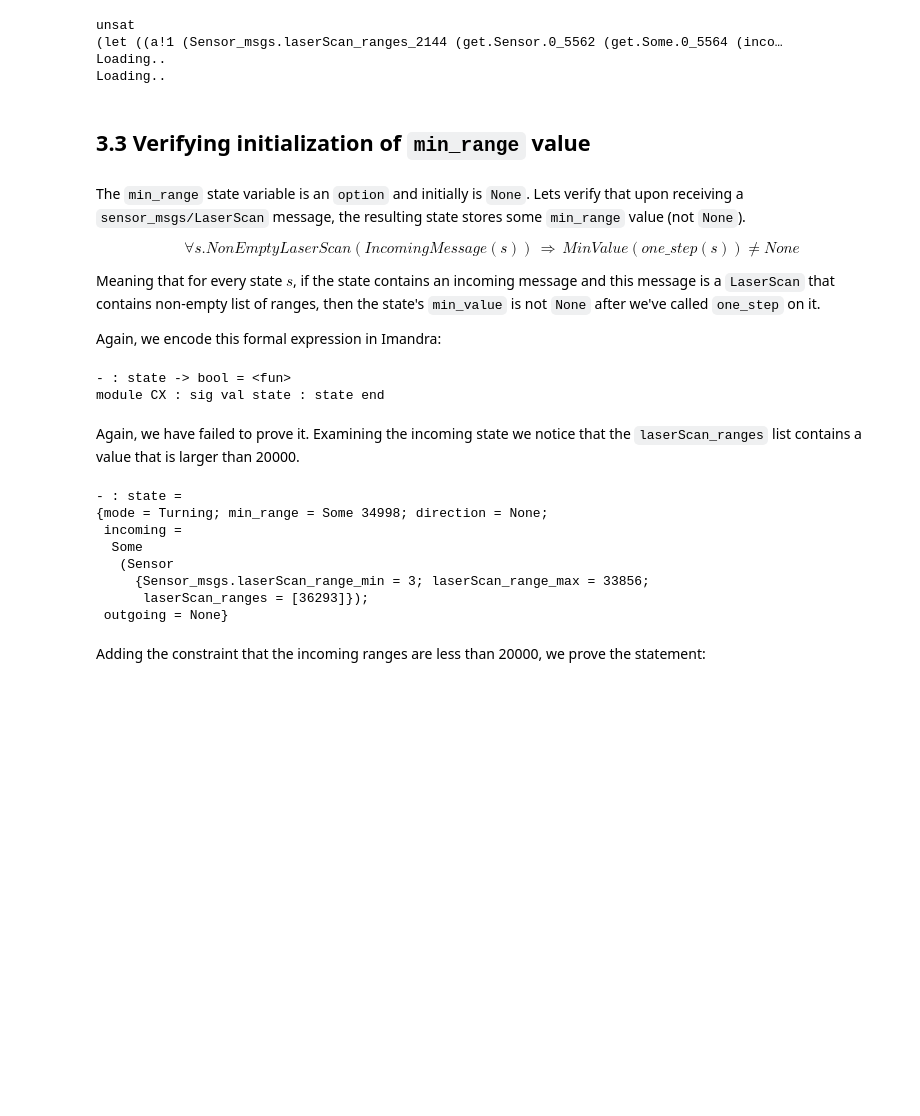
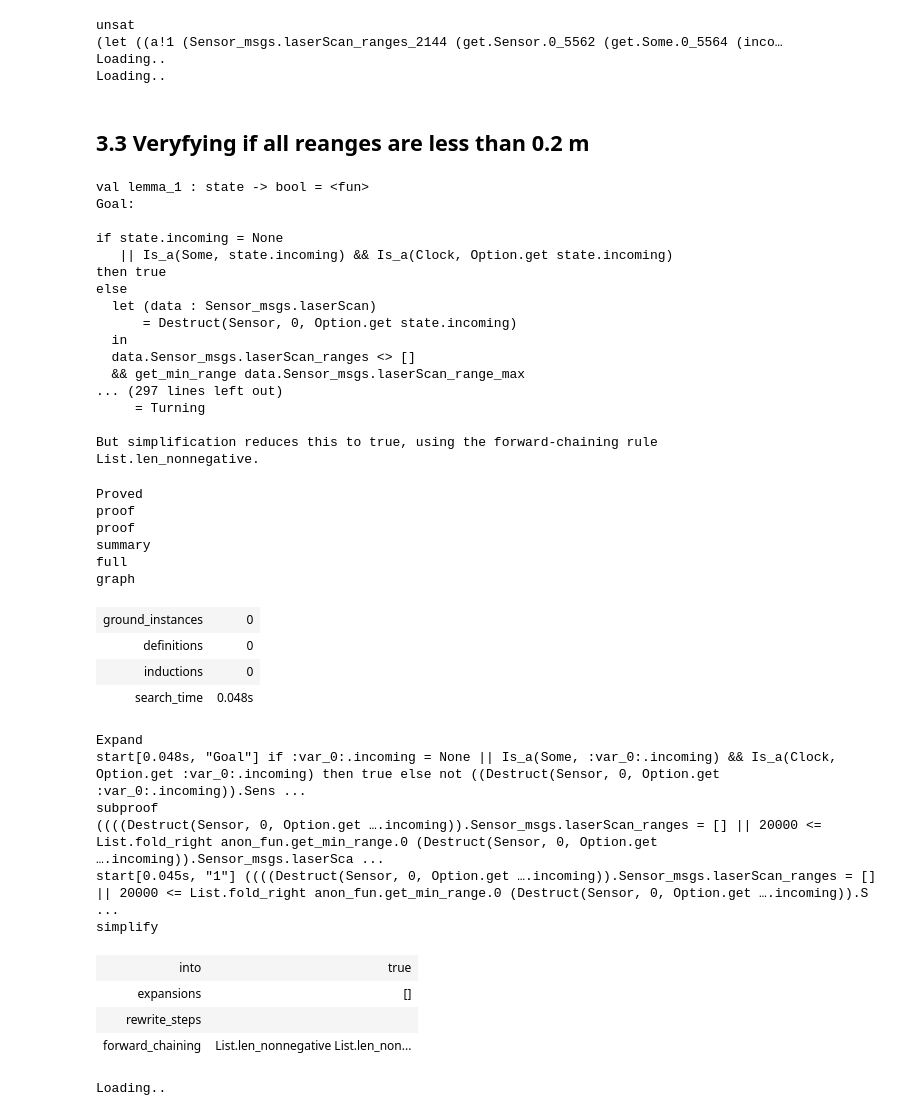
Before and after one commit to imandra-ai/imandra-ros, a Jupyter notebook: imandra_model/Robotic OS 2.ipynb, the cells around one changed output. Saved outputs shown, nothing was run; the diff lists cells and outputs as text; code cells hidden in the pictures; blank space fills up the shorter version.

```diff
--- a/imandra_model/Robotic OS 2.ipynb
+++ b/imandra_model/Robotic OS 2.ipynb
@@ -369,39 +376,54 @@ unsat
 (let ((a!1 (Sensor_msgs.laserScan_ranges_2144 (get.Sensor.0_5562 (get.Some.0_5564 (inco…
 Loading..
 Loading..
-# %% [markdown]
-## 3.3 Verifying initialization of `min_range` value
-# %% [markdown]
-The `min_range` state variable is an `option` and initially is `None`. Lets verify that upon receiving a `sensor_msgs/LaserScan` message, the resulting state stores some `min_range` value (not `None`).
-
-$$ \forall s. NonEmptyLaserScan(IncomingMessage(s)) \,\Rightarrow\, MinValue(one\_step(s)) \ne None $$
-
-Meaning that for every state $s$, if the state contains an incoming message and this message is a `LaserScan` that contains non-empty list of ranges, then the state's `min_value` is not `None` after we've called `one_step` on it.
-
-Again, we encode this formal expression in Imandra:
+# %% [markdown]
+## 3.3 Veryfying  if all reanges are less than 0.2 m
 # %%
-verify ( fun state ->
-  let open Sensor_msgs in
+lemma lemma_1 state =
+let open Sensor_msgs in
   match state.incoming with None | Some (Clock _ ) -> true
   | Some ( Sensor data ) ->
   (  data.laserScan_ranges <> []
-  ) ==> (one_step state).min_range <> None
-)
+  && get_min_range data.laserScan_range_max data.laserScan_ranges < 20000
+  ) ==> (one_step state).mode = Turning
+  [@@induct]
+;;
 # %% [output]
-- : state -> bool = <fun>
-module CX : sig val state : state end
+val lemma_1 : state -> bool = <fun>
+Goal:
+
+if state.incoming = None
+   || Is_a(Some, state.incoming) && Is_a(Clock, Option.get state.incoming)
+then true
+else
+  let (data : Sensor_msgs.laserScan)
+      = Destruct(Sensor, 0, Option.get state.incoming)
+  in
+  data.Sensor_msgs.laserScan_ranges <> []
+  && get_min_range data.Sensor_msgs.laserScan_range_max
+... (297 lines left out)
+     = Turning
+
+But simplification reduces this to true, using the forward-chaining rule
+List.len_nonnegative.
+Proved
+proof
+proof
+summary
+full
+graph
+| ground_instances | 0 |
+| definitions | 0 |
+| inductions | 0 |
+| search_time | 0.048s |
+Expand
+start[0.048s, "Goal"] if :var_0:.incoming = None || Is_a(Some, :var_0:.incoming) && Is_a(Clock, Option.get :var_0:.incoming) then true else not ((Destruct(Sensor, 0, Option.get :var_0:.incoming)).Sens ...
+subproof
+((((Destruct(Sensor, 0, Option.get ….incoming)).Sensor_msgs.laserScan_ranges = [] || 20000 <= List.fold_right anon_fun.get_min_range.0 (Destruct(Sensor, 0, Option.get ….incoming)).Sensor_msgs.laserSca ...
+start[0.045s, "1"] ((((Destruct(Sensor, 0, Option.get ….incoming)).Sensor_msgs.laserScan_ranges = [] || 20000 <= List.fold_right anon_fun.get_min_range.0 (Destruct(Sensor, 0, Option.get ….incoming)).S ...
+simplify
+| into | true |
+| expansions | [] |
+| rewrite_steps |  |
+| forward_chaining | List.len_nonnegative List.len_non... |
+Loading..
-# %% [markdown]
-Again, we have failed to prove it. Examining the incoming state we notice that the `laserScan_ranges` list contains a value that is larger than 20000.
-# %%
-CX.state
-# %% [output]
-- : state =
-{mode = Turning; min_range = Some 34998; direction = None;
- incoming =
-  Some
-   (Sensor
-     {Sensor_msgs.laserScan_range_min = 3; laserScan_range_max = 33856;
-      laserScan_ranges = [36293]});
- outgoing = None}
-# %% [markdown]
-Adding the constraint that the incoming ranges are less than 20000, we prove the statement:
```
Also changed, not shown: parts of 10 cells of this notebook.
